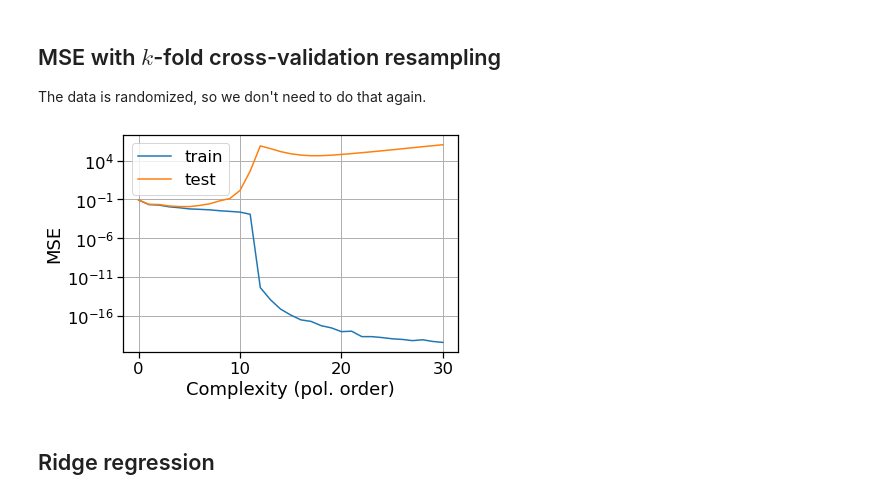
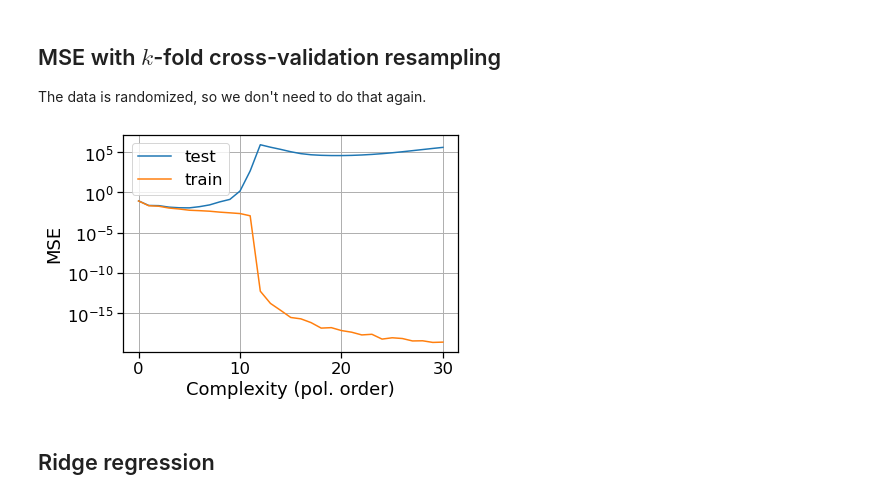
Before and after one commit to fonstelien/FYS-STK4155, a Jupyter notebook: project1/project1.ipynb, the cells around one changed output. Drawn from its saved outputs; the diff is of its cells as text; code cells hidden in the pictures.

```diff
--- a/project1/project1.ipynb
+++ b/project1/project1.ipynb
@@ -77,5 +77,5 @@ def preprocess(X, *arrays, train_size=-1):
 # %%
-x, y = randmesh(sn=100)
+x, y = randmesh(sn=1000)
 z, f, var_eps = franke_sampler(x.T[0], y.T[0], noise=.1)
 max_pol_order = 30
 bootstraps = 30
@@ -87,20 +87,24 @@ mse_df["pol order"] = list(range(max_pol_order+1))
 mse_df["mse test"] = np.ndarray(max_pol_order+1)
 mse_df["mse train"] = np.ndarray(max_pol_order+1)
 
+mse_train = np.ndarray(bootstraps)
+mse_test = np.ndarray(bootstraps)
+
 for pn in mse_df["pol order"]:
     X = make_design_matrix(x, y, pn=pn)
-    X_train, X_test, z_train, z_test, f_train, f_test = preprocess(X, z, f, train_size=.7)
-    z_train_tilde = np.ndarray((len(z_train), bootstraps))
-    z_test_tilde = np.ndarray((len(z_test), bootstraps))
+    X_train, X_test, z_train, z_test = skl.model_selection.train_test_split(X, z, train_size=.7)
+    X_train = scale(X_train)
+    X_test = scale(X_test)
 
     for bs in range(bootstraps):
-        X_train_resampled, z_train_resampled = skl.utils.resample(X_train, z_train, random_state=bs)
-        beta_hat = np.linalg.pinv(X_train_resampled) @ z_train_resampled
-        z_train_tilde[:, bs] = (X_train_resampled @ beta_hat).ravel()
-        z_test_tilde[:, bs] = (X_test @ beta_hat).ravel()
+        X_resampled, z_resampled = skl.utils.resample(X_train, z_train, random_state=bs)
 
-    mse_df.at[pn, "mse train"] = mse(z_train, z_train_tilde)
-    mse_df.at[pn, "mse test"] = mse(z_test, z_test_tilde)
+        beta_hat = np.linalg.pinv(X_resampled) @ z_resampled
+        mse_train[bs] = mse(z_resampled, X_resampled @ beta_hat)
+        mse_test[bs] = mse(z_test, X_test @ beta_hat)
+
+    mse_df.at[pn, "mse train"] = np.mean(mse_train)
+    mse_df.at[pn, "mse test"] = np.mean(mse_test)
 # %%
 ax = mse_df.plot(x="pol order", logy=True)
 ax.legend(["test", "train"])
@@ -122,12 +126,14 @@ bivar_df["var"] = np.ndarray(max_pol_order+1)
 
 for pn in mse_df["pol order"]:
     X = make_design_matrix(x, y, pn=pn)
-    X_train, X_test, z_train, z_test, f_train, f_test = preprocess(X, z, f, train_size=.7)
+    X_train, X_test, z_train, z_test, f_train, f_test = skl.model_selection.train_test_split(X, z, f, train_size=.7)
     z_test_tilde = np.ndarray((len(z_test), bootstraps))
+    X_train = scale(X_train)
+    X_test = scale(X_test)
 
     for bs in range(bootstraps):
-        X_train_resampled, z_train_resampled = skl.utils.resample(X_train, z_train, random_state=bs)
-        beta_hat = np.linalg.pinv(X_train_resampled) @ z_train_resampled
+        X_resampled, z_resampled = skl.utils.resample(X_train, z_train, random_state=bs)
+        beta_hat = np.linalg.pinv(X_resampled) @ z_resampled
         z_test_tilde[:, bs] = (X_test @ beta_hat).ravel()
 
     bivar_df.at[pn, "mse"] = mse(z_test, z_test_tilde)
@@ -156,15 +162,16 @@ train_splits = [list(set(range(last_idx)) - set(rng)) for rng in test_splits]
 # %%
 k_mse_df = DataFrame()
 k_mse_df["pol order"] = list(range(max_pol_order+1))
+k_mse_df["mse test"] = np.ndarray(max_pol_order+1)
 k_mse_df["mse train"] = np.ndarray(max_pol_order+1)
-k_mse_df["mse test"] = np.ndarray(max_pol_order+1)
 
 mse_train = np.ndarray(k)
 mse_test = np.ndarray(k)
 
 for pn in k_mse_df["pol order"]:
     X = make_design_matrix(x, y, pn=pn)
-    X = preprocess(X, train_size=-1)
+    X_train = scale(X_train)
+    X_test = scale(X_test)
 
     for i, (train_split, test_split) in enumerate(zip(train_splits, test_splits)):
         X_train = X[train_split]
@@ -183,13 +190,13 @@ for pn in k_mse_df["pol order"]:
     k_mse_df.at[pn, "mse test"] = np.mean(mse_test)
 # %%
 ax = k_mse_df.plot(x="pol order", logy=True)
-ax.legend(["train", "test"])
+ax.legend(["test", "train"])
 ax.set_xlabel("Complexity (pol. order)")
 ax.set_ylabel("MSE")
 
 ax.grid(True)
 plt.show()
 # %% [output]
-[figure, old version]
+[figure, new version]
 # %% [markdown]
 ## Ridge regression
```
Also changed, not shown: parts of 7 cells of this notebook.
